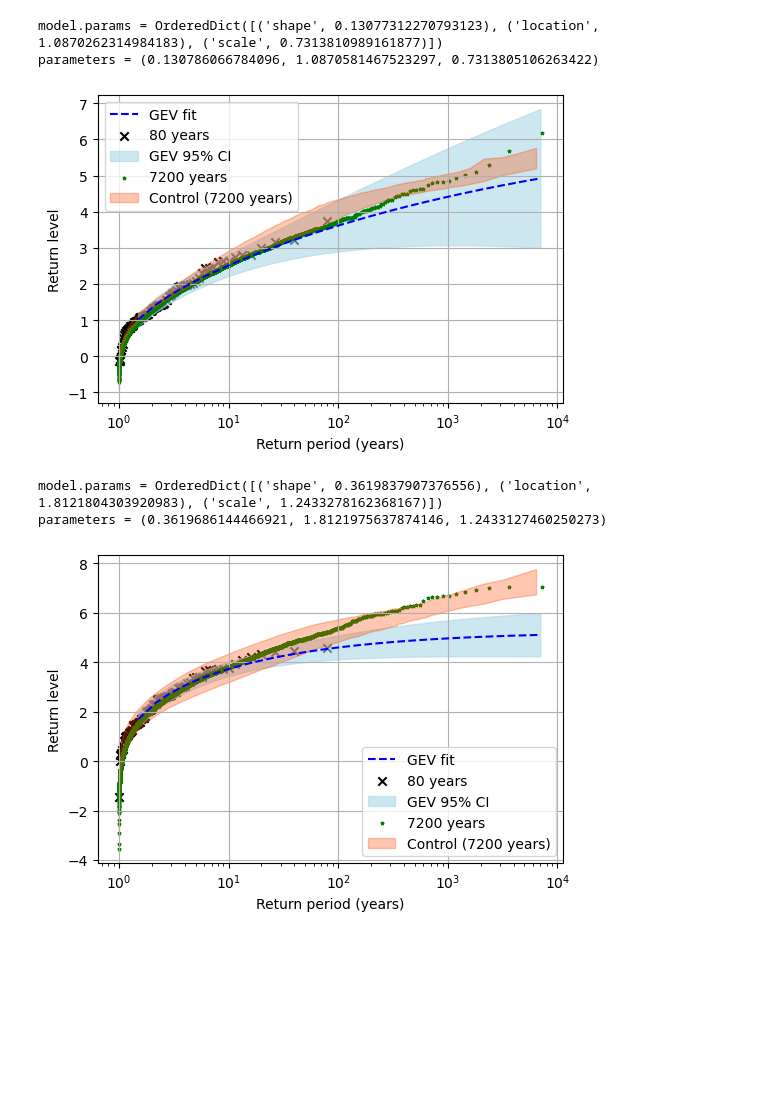
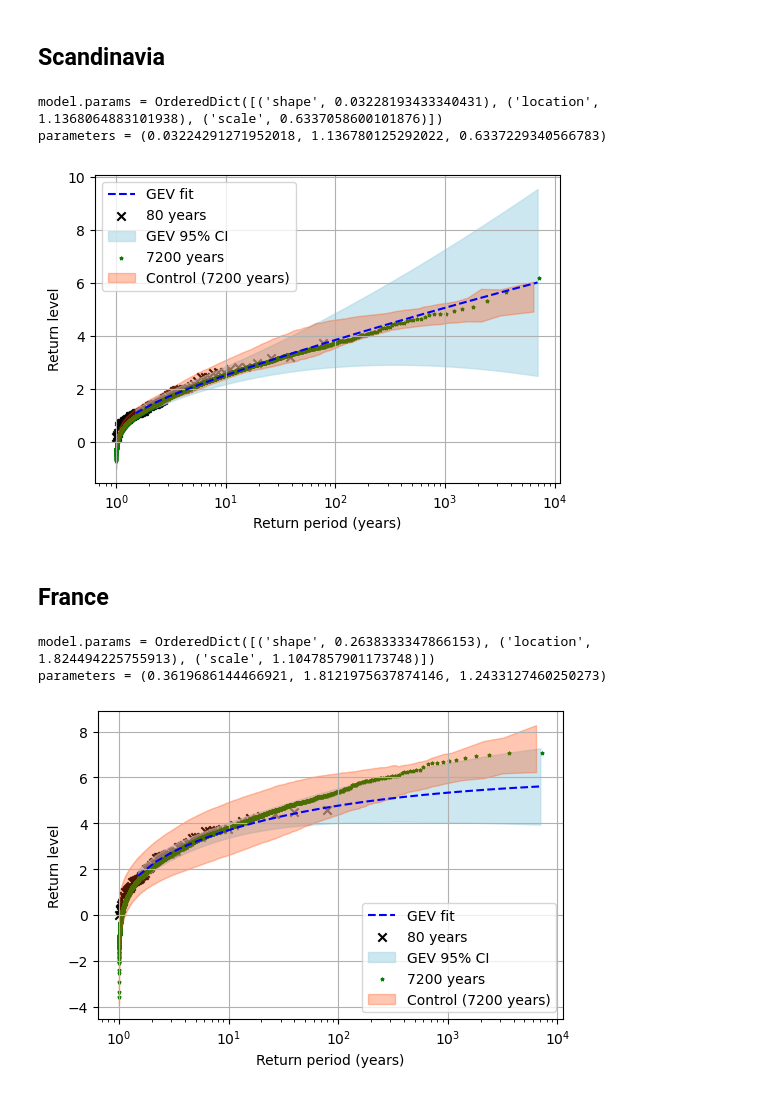
Before and after one commit to georgemilosh/Climate-Learning, a Jupyter notebook: VAE/EVT.ipynb, the cells around one changed output. Saved outputs shown, nothing was run; the diff lists cells and outputs as text; code cells hidden in the pictures; blank space fills up the shorter version.

Commit message:
Updated EVT plots

```diff
--- a/VAE/EVT.ipynb
+++ b/VAE/EVT.ipynb
@@ -1,38 +1,42 @@
+# %% [markdown]
+## Scandinavia
 # %%
 import numpy as np
 area =   'Scandinavia' # 'France' #
 XX_rt_i = np.load(f'../../../Transfers/XX_rt_i_T5_{area}.npy')
 XX_rt_Control = np.load(f'../../../Transfers/XX_rt_Control_T5_{area}.npy')
 YY_rt_Control = np.load(f'../../../Transfers/YY_rt_Control_T5_{area}.npy')
 mean_YY_rt_i = np.load(f'../../../Transfers/mean_YY_rt_i_T5_{area}.npy')
 std_YY_rt_i = np.load(f'../../../Transfers/std_YY_rt_i_T5_{area}.npy')
 XX_rt_Real100 = np.load(f'../../../Transfers/XX_rt_Real100_T5_{area}.npy')
 YY_rt_Real100 = np.load(f'../../../Transfers/YY_rt_Real100_T5_{area}.npy')
 ## write a function to convert array into txt file
 
 np.savetxt(f'YY_rt_Real100_{area}.txt', YY_rt_Real100)
 import skextremes as ske # we modify the package to add some kwargs to the plot function and modify the range of return times
 import matplotlib.pyplot as plt
 %matplotlib inline
-model = ske.models.classic.GEV(YY_rt_Real100, fit_method = 'mle', ci = 0.05,
+model = ske.models.classic.GEV(YY_rt_Real100[YY_rt_Real100>0], fit_method = 'mle', ci = 0.05,
                               ci_method = 'delta',T = np.arange(0.1, 7000.1, 0.7))
 
 print(f'{model.params = }')
 import scipy.stats as st
-parameters = st.genextreme.fit(YY_rt_Real100)
+parameters = st.genextreme.fit(YY_rt_Real100[YY_rt_Real100>0])
 print(f'{parameters = }')
 
 model.plot_return_values(figsize=(6,4), meancolor = 'blue', linestyle = 'dashed', scattercolor = 'black', scattermarker = 'x', fillcolor='lightblue', fillalpha=0.6)
 plt.scatter(XX_rt_Control, YY_rt_Control, s=5,label=f"Control (7200 years)", color='green', marker='*')
-plt.fill_between(XX_rt_i[0],mean_YY_rt_i-std_YY_rt_i,mean_YY_rt_i+std_YY_rt_i,alpha=0.3,label=f' Synthetic SWG', color='orangered')
+plt.fill_between(XX_rt_i[0],mean_YY_rt_i-2*std_YY_rt_i,mean_YY_rt_i+2*std_YY_rt_i,alpha=0.3,label=f' Synthetic SWG', color='orangered')
 plt.legend(['GEV fit','80 years' , 'GEV 95% CI','7200 years', 'Control (7200 years)','Synthetic SWG'])
 plt.grid()
 plt.savefig(f'Images/GEV_vs_SWG_{area}.png')
 plt.show()
 # %% [output]
-model.params = OrderedDict([('shape', 0.13077312270793123), ('location', 1.0870262314984183), ('scale', 0.7313810989161877)])
-parameters = (0.130786066784096, 1.0870581467523297, 0.7313805106263422)
+model.params = OrderedDict([('shape', 0.03228193433340431), ('location', 1.1368064883101938), ('scale', 0.6337058600101876)])
+parameters = (0.03224291271952018, 1.136780125292022, 0.6337229340566783)
-[figure, old version]
+[figure, new version]
+# %% [markdown]
+## France
 # %%
 import numpy as np
 area =   'France' # 'France' #
@@ -49,7 +53,7 @@ np.savetxt(f'YY_rt_Real100_{area}.txt', YY_rt_Real100)
 import skextremes as ske
 import matplotlib.pyplot as plt
 %matplotlib inline
-model = ske.models.classic.GEV(YY_rt_Real100, fit_method = 'mle', ci = 0.05,
+model = ske.models.classic.GEV(YY_rt_Real100[YY_rt_Real100>0], fit_method = 'mle', ci = 0.05,
                               ci_method = 'delta',T = np.arange(0.1, 7000.1, 0.7))
 
 print(f'{model.params = }')
@@ -59,12 +63,12 @@ print(f'{parameters = }')
 
 model.plot_return_values(figsize=(6,4), meancolor = 'blue', linestyle = 'dashed', scattercolor = 'black', scattermarker = 'x', fillcolor='lightblue', fillalpha=0.6)
 plt.scatter(XX_rt_Control, YY_rt_Control, s=5,label=f"Control (7200 years)", color='green', marker='*')
-plt.fill_between(XX_rt_i[0],mean_YY_rt_i-std_YY_rt_i,mean_YY_rt_i+std_YY_rt_i,alpha=0.3,label=f' Synthetic SWG', color='orangered')
+plt.fill_between(XX_rt_i[0],mean_YY_rt_i-2*std_YY_rt_i,mean_YY_rt_i+2*std_YY_rt_i,alpha=0.3,label=f' Synthetic SWG', color='orangered')
 plt.legend(['GEV fit','80 years' , 'GEV 95% CI','7200 years', 'Control (7200 years)','Synthetic SWG'])
 plt.grid()
 plt.savefig(f'Images/GEV_vs_SWG_{area}.png')
 plt.show()
 # %% [output]
-model.params = OrderedDict([('shape', 0.3619837907376556), ('location', 1.8121804303920983), ('scale', 1.2433278162368167)])
+model.params = OrderedDict([('shape', 0.2638333347866153), ('location', 1.824494225755913), ('scale', 1.1047857901173748)])
 parameters = (0.3619686144466921, 1.8121975637874146, 1.2433127460250273)
-[figure, old version]
+[figure, new version]
```
Also changed, not shown: 1 other file.
